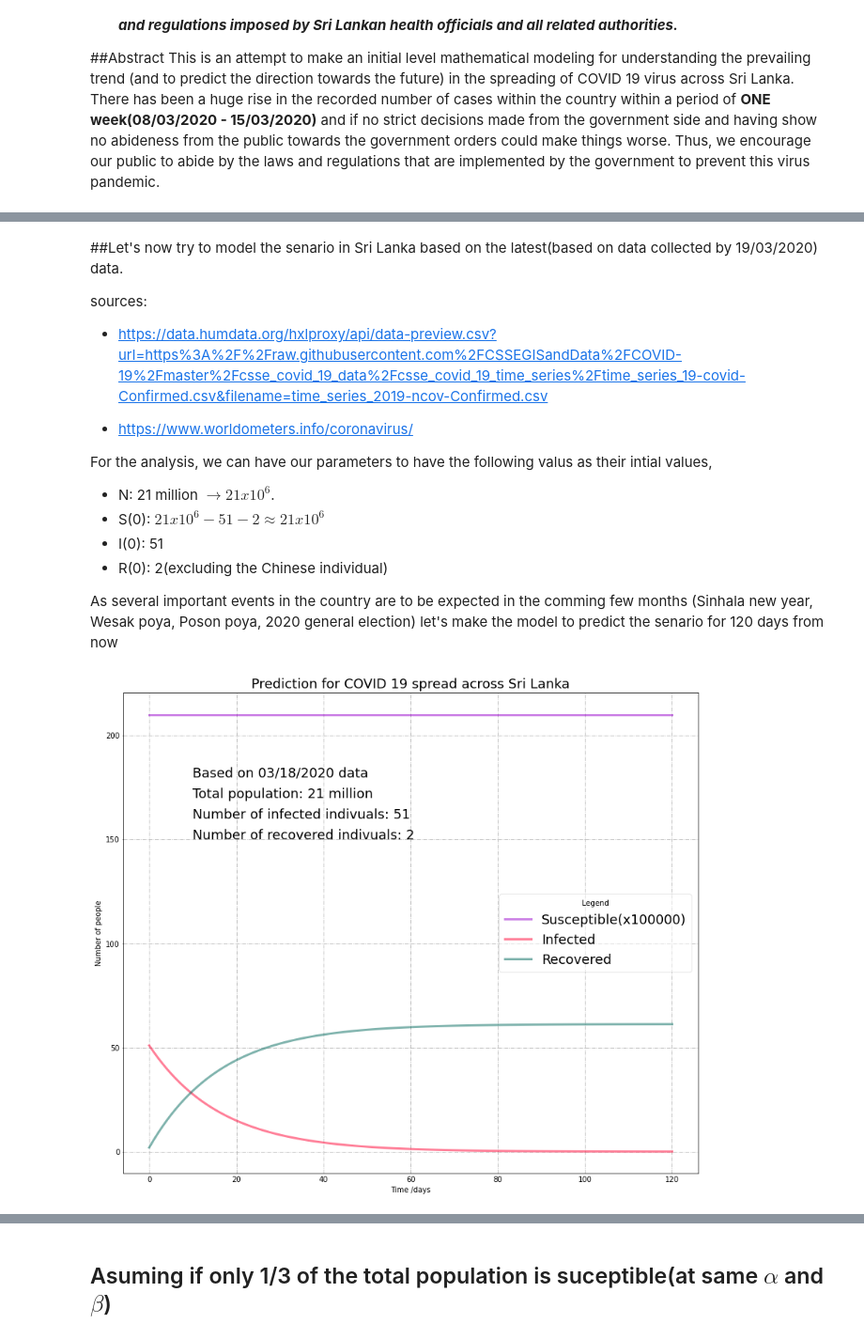
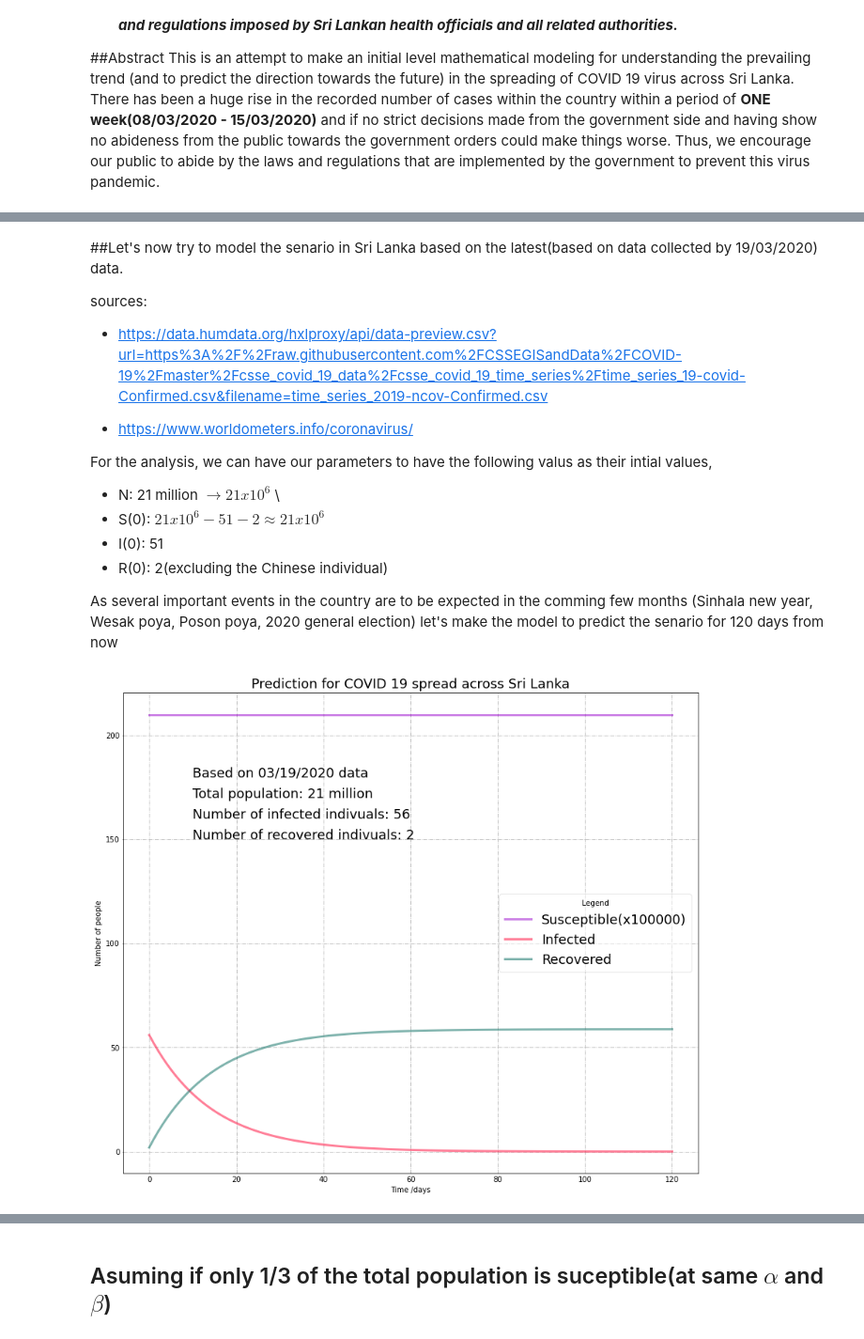
Before and after one commit to madhuranga84/COVID19_SRI_LANKA_Studies, a Jupyter notebook: COVID19_SRI_LANKA_SIR_MODELING_v1.ipynb, the cells around one changed output, grey strips where cells are left out. Shown: that part at 94% size. Drawn from its saved outputs; the diff is of its cells as text; code cells hidden in the pictures.

```diff
--- a/COVID19_SRI_LANKA_SIR_MODELING_v1.ipynb
+++ b/COVID19_SRI_LANKA_SIR_MODELING_v1.ipynb
@@ -50,7 +50,7 @@ sources:
 
 For the analysis, we can have our parameters to have the following valus as their intial values,
 
-* N: 21 million $\rightarrow 21x10^{6}$.
+* N: 21 million $\rightarrow 21x10^{6}$ \
 * S(0): $21x10^{6} - 51 - 2 \approx 21x10^{6}$
 * I(0): 51
 * R(0): 2(excluding the Chinese individual)
@@ -64,10 +64,10 @@ from scipy.integrate import *
 # %%
 #Declare Initial conditions
 N = 21000000
-I0 = 51
+I0 = 56
 R0 = 2
 S0 = N - I0 - R0
-alpha = 0.01
+alpha = 0.001
 beta = 0.07143 #1/14days
 t = np.linspace(0,120,120)
 # %%
@@ -90,21 +90,21 @@ S, I, R = integral.T
 # %%
 fig = plt.figure(facecolor='w', figsize=(14, 12))
 ax = fig.add_subplot(111, axisbelow=True)
 ax.grid(True, linestyle='-.')
 ax.plot(t, S/100000, color='#9900CC', alpha=0.5, lw=3, label='Susceptible(x100000)')
 ax.plot(t, I, color='#FF0033', alpha=0.5, lw=3, label='Infected')
 ax.plot(t, R, color='#00695C', alpha=0.5, lw=3, label='Recovered')
 ax.set_xlabel('Time /days')
 ax.set_ylabel('Number of people')
 ax.set_title('Prediction for COVID 19 spread across Sri Lanka', fontsize=18)
 ax.yaxis.set_tick_params(length=1)
 ax.xaxis.set_tick_params(length=0)
-ax.text(10,180,'Based on 03/18/2020 data',fontsize=18)
+ax.text(10,180,'Based on 03/19/2020 data',fontsize=18)
 ax.text(10,170,'Total population: 21 million',fontsize=18)
-ax.text(10,160,'Number of infected indivuals: 51',fontsize=18)
+ax.text(10,160,'Number of infected indivuals: 56',fontsize=18)
 ax.text(10,150,'Number of recovered indivuals: 2',fontsize=18)
 legend = ax.legend(loc='best', title="Legend", fontsize=18)
 legend.get_frame().set_alpha(0.5)
 plt.show()
 # %% [output]
-[figure, old version]
+[figure, new version]
```
Also changed, not shown: parts of 7 cells of this notebook.
